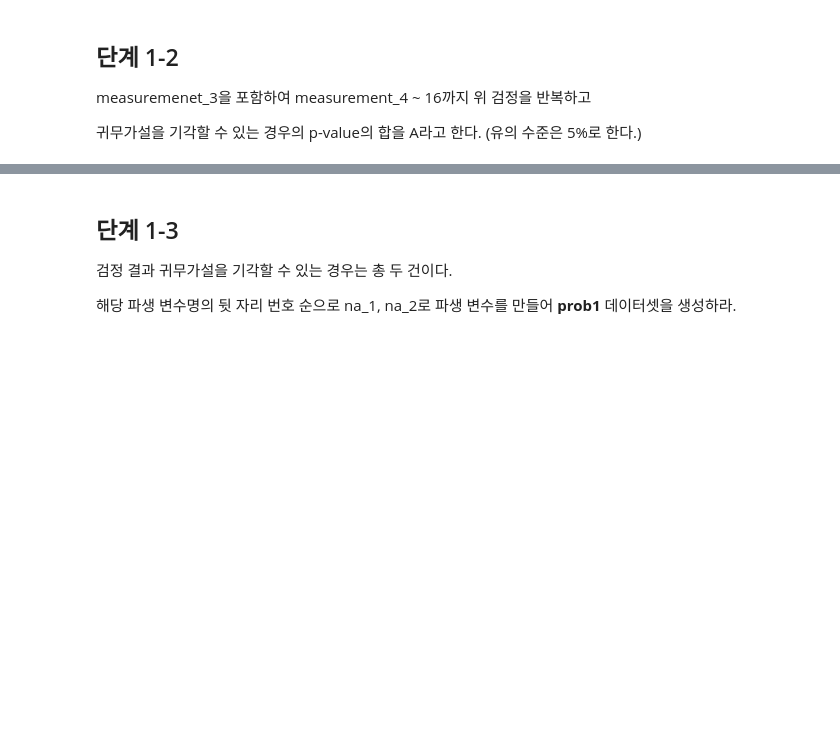
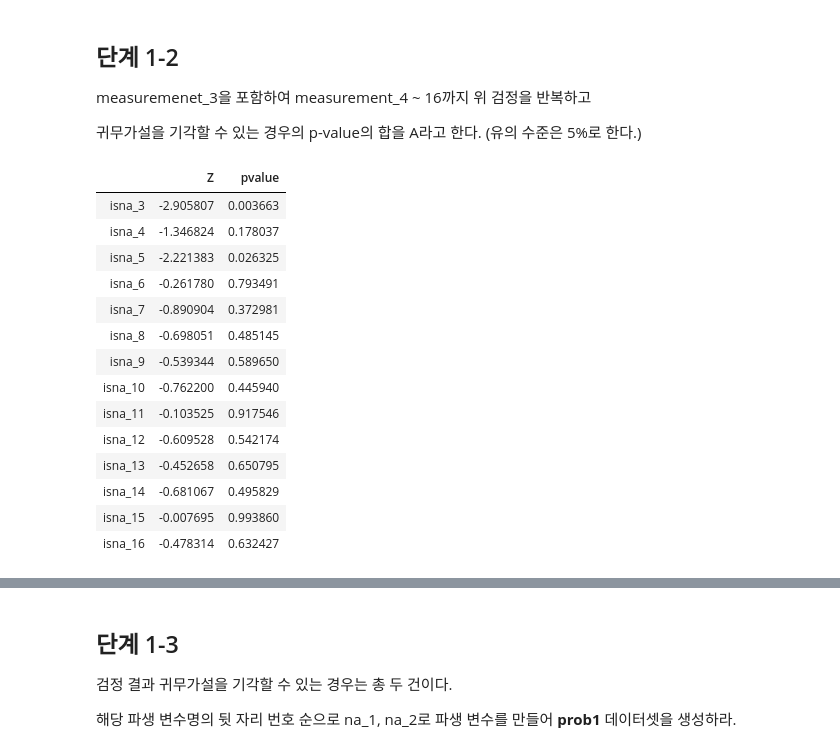
Before and after one commit to sunkusun9/DS_lv3_2510, a Jupyter notebook: sec_ds_lv3_prob1_prob.ipynb, the cells around one changed output, grey strips where cells are left out. Saved outputs shown, nothing was run; the diff lists cells and outputs as text; code cells hidden in the pictures; blank space fills up the shorter version.

```diff
--- a/sec_ds_lv3_prob1_prob.ipynb
+++ b/sec_ds_lv3_prob1_prob.ipynb
@@ -326,3 +381,39 @@ $H_1: P(failure=True|isna_{3}=True) \neq 0.2114$
 measuremenet_3을 포함하여 measurement_4 ~ 16까지 위 검정을 반복하고
 
 귀무가설을 기각할 수 있는 경우의 p-value의 합을 A라고 한다. (유의 수준은 5%로 한다.)
+# %%
+from scipy.stats import norm
+
+p = 0.2114
+mu, sigma2 = p, p * (1 - p)
+ztest = list()
+for i in range(3, 17):
+    col = 'isna_{}'.format(i)
+    X_bar = df_basetable.loc[df_basetable[col], 'failure'].mean()
+    X_bar_mu = mu
+    N = df_basetable[col].sum()
+    X_bar_sigma2 = sigma2 / N
+    Z = -abs((X_bar - X_bar_mu) / (X_bar_sigma2 ** 0.5))
+    pvalue = norm.cdf(Z) * 2
+    # Z, pvalue를 넣습니다. name에 변수명을 부여합니다.
+    ztest.append(
+        pd.Series([Z, pvalue], index = ['Z', 'pvalue'], name = col)
+    )
+df_ztest = pd.DataFrame(ztest)
+df_ztest
+# %% [output]
+|  | Z | pvalue |
+| isna_3 | -2.905807 | 0.003663 |
+| isna_4 | -1.346824 | 0.178037 |
+| isna_5 | -2.221383 | 0.026325 |
+| isna_6 | -0.261780 | 0.793491 |
+| isna_7 | -0.890904 | 0.372981 |
+| isna_8 | -0.698051 | 0.485145 |
+| isna_9 | -0.539344 | 0.589650 |
+| isna_10 | -0.762200 | 0.445940 |
+| isna_11 | -0.103525 | 0.917546 |
+| isna_12 | -0.609528 | 0.542174 |
+| isna_13 | -0.452658 | 0.650795 |
+| isna_14 | -0.681067 | 0.495829 |
+| isna_15 | -0.007695 | 0.993860 |
+| isna_16 | -0.478314 | 0.632427 |
```
Also changed, not shown: parts of 15 cells of this notebook.
